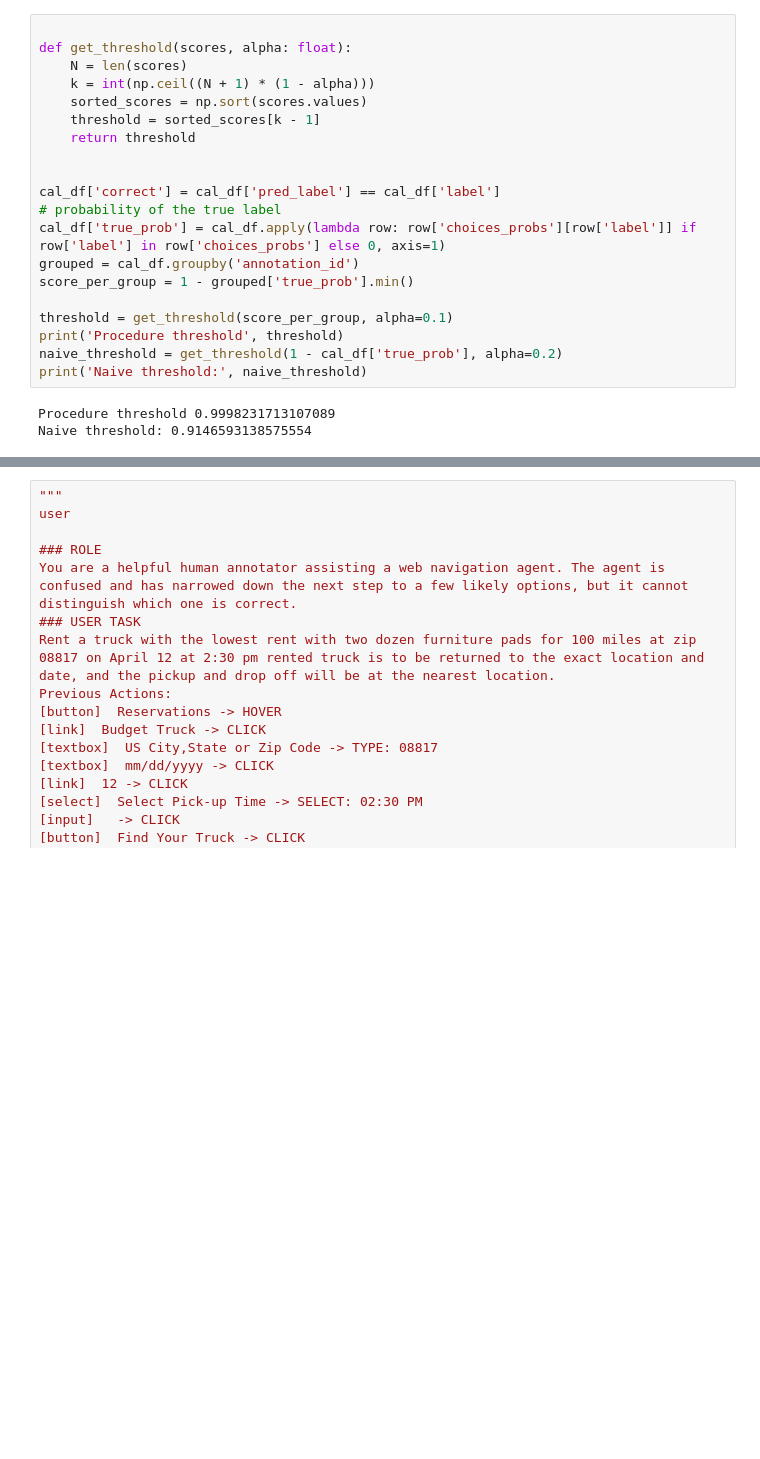
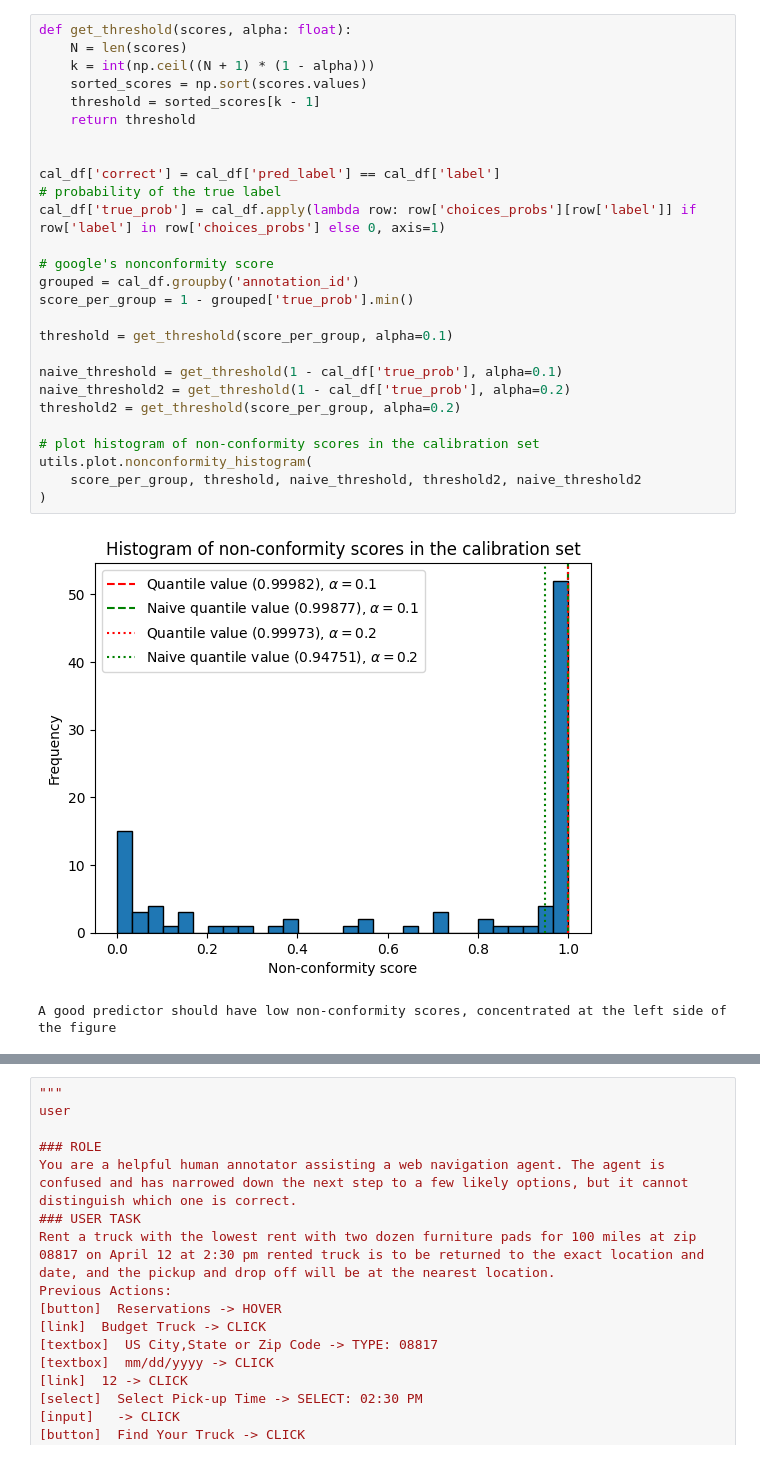
Before and after one commit to amitxy/Robots-That-Ask-For-Help-Over-The-Horizon, a Jupyter notebook: research.ipynb, the cells around one changed output, grey strips where cells are left out. Saved outputs shown, nothing was run; the diff lists cells and outputs as text; blank space fills up the shorter version.

```diff
--- a/research.ipynb
+++ b/research.ipynb
@@ -118,25 +67,32 @@ cal_df.head()
 # %%
-
 def get_threshold(scores, alpha: float):
     N = len(scores)
     k = int(np.ceil((N + 1) * (1 - alpha)))
     sorted_scores = np.sort(scores.values)
     threshold = sorted_scores[k - 1]
     return threshold
 
 
 cal_df['correct'] = cal_df['pred_label'] == cal_df['label']
 # probability of the true label
 cal_df['true_prob'] = cal_df.apply(lambda row: row['choices_probs'][row['label']] if row['label'] in row['choices_probs'] else 0, axis=1)
+
+# google's nonconformity score
 grouped = cal_df.groupby('annotation_id')
 score_per_group = 1 - grouped['true_prob'].min()
 
 threshold = get_threshold(score_per_group, alpha=0.1)
-print('Procedure threshold', threshold)
-naive_threshold = get_threshold(1 - cal_df['true_prob'], alpha=0.2)
-print('Naive threshold:', naive_threshold)
+
+naive_threshold = get_threshold(1 - cal_df['true_prob'], alpha=0.1)
+naive_threshold2 = get_threshold(1 - cal_df['true_prob'], alpha=0.2)
+threshold2 = get_threshold(score_per_group, alpha=0.2)
+
+# plot histogram of non-conformity scores in the calibration set
+utils.plot.nonconformity_histogram(
+    score_per_group, threshold, naive_threshold, threshold2, naive_threshold2
+)
 # %% [output]
+[figure, added]
-Procedure threshold 0.9998231713107089
-Naive threshold: 0.9146593138575554
+A good predictor should have low non-conformity scores, concentrated at the left side of the figure
 # %%
 # Model is probably biased towards A when not certain
```
Also changed, not shown: parts of 25 cells of this notebook.
